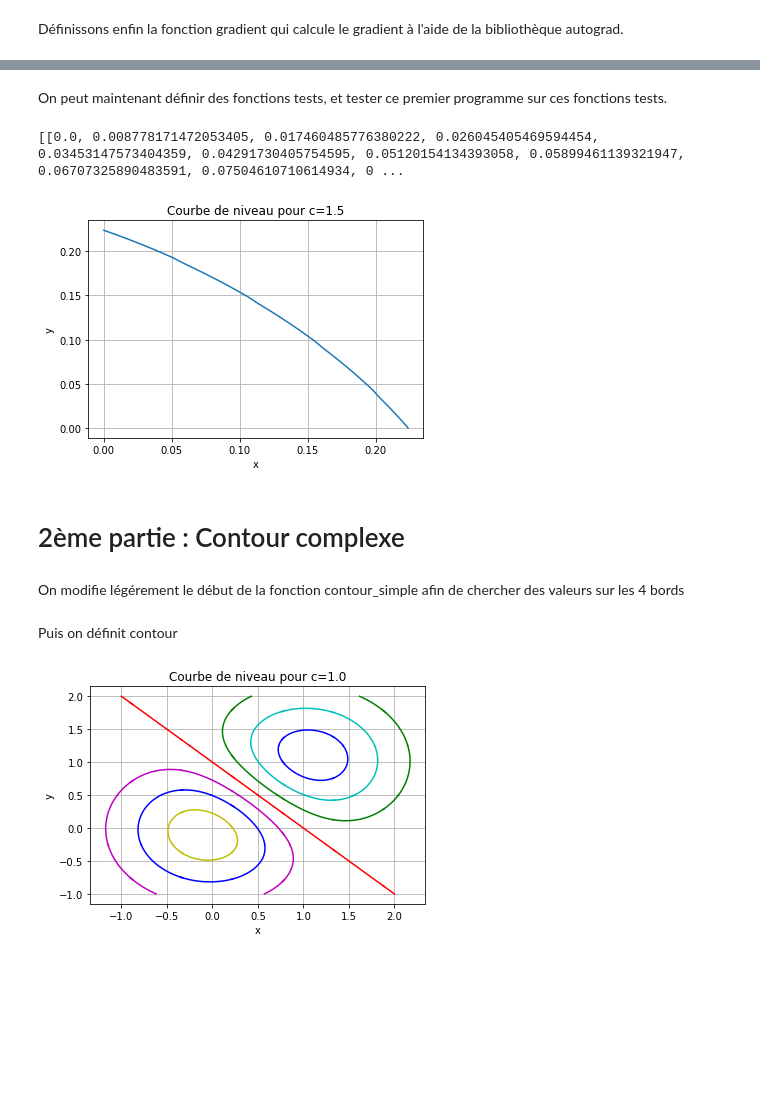
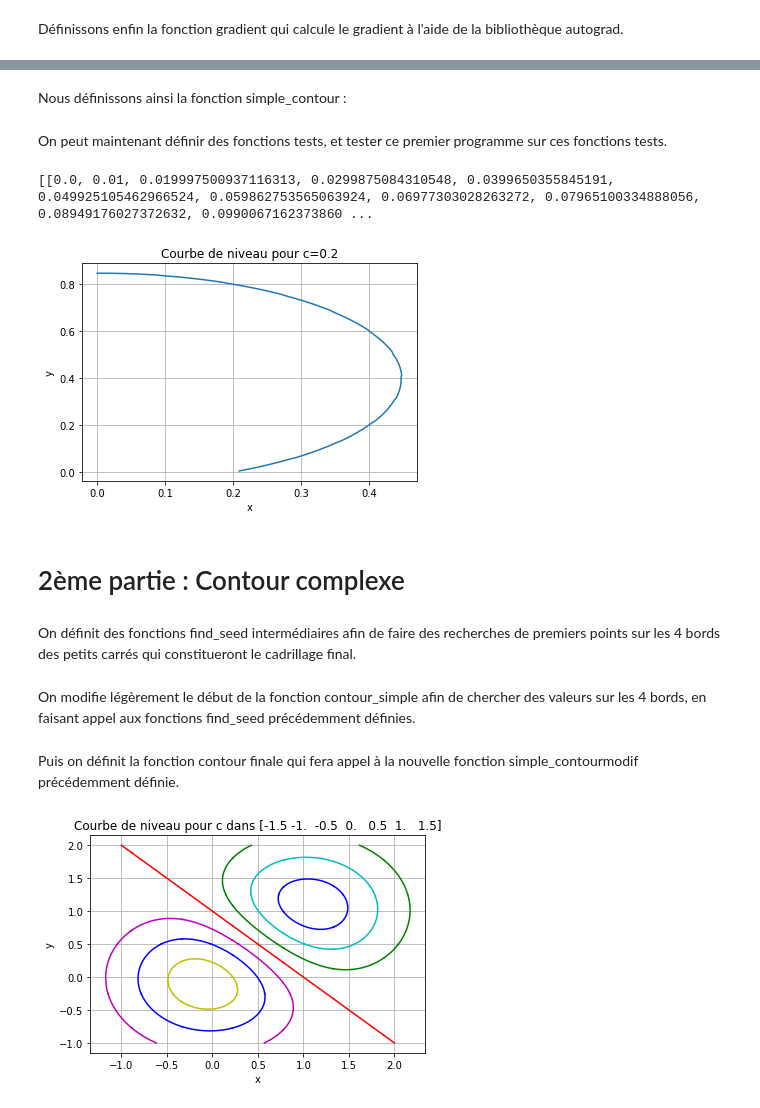
Before and after one commit to jujuhs/projetmathsinfo_Cattan_Horsin, a Jupyter notebook: Projetmi.ipynb, the cells around one changed output, grey strips where cells are left out. Saved outputs shown, nothing was run; the diff lists cells and outputs as text; code cells hidden in the pictures; blank space fills up the shorter version.

```diff
--- a/Projetmi.ipynb
+++ b/Projetmi.ipynb
@@ -66,6 +98,8 @@ Nous pouvons maintenant définir la fonction simple_contour qui blablabla faut e
+# %% [markdown]
+Nous définissons ainsi la fonction simple_contour :
 # %%
 def simple_contour(f,c=0.0,delta=0.01):
-    #on commence par initialiser le programme en calculant le deuxième point
+    #on commence par initialiser le programme en calculant les deux premiers points.
 
     X = [0.0]  #on définit un premier point sur l'arête gauche à l'aide de find_seed
     if find_seed(f,c,0.0) != None:
@@ -104,7 +138,7 @@ def simple_contour(f,c=0.0,delta=0.01):
     Y += [ nouveau_point[1]]
 
 
-    while X[-1] < 1 and Y[-1] < 1 and X[-1] > 0 and Y[-1] > 0:
+    while X[-1] <= 1 and Y[-1] <= 1 and X[-1] >= 0 and Y[-1] >= 0: #la condition d'arrêt est la sortie du carré [0,1]x[0,1]
         distance = []
         point_précédent = [X[-1],
                            Y[-1]
@@ -113,19 +147,19 @@ def simple_contour(f,c=0.0,delta=0.01):
         gradient = grad(f, point_précédent[0], point_précédent[1])
         tangente=[-gradient[1],gradient[0]]
         tangente_normalisée = normalisation(tangente,delta)
-        point1 = [point_précédent[0] + tangente_normalisée[0],
+        point1 = [point_précédent[0] + tangente_normalisée[0], #on détermine le premier point candidat.
                   point_précédent[1] + tangente_normalisée[1]
                  ]
 
-        point2 = [point_précédent[0] - tangente_normalisée[0],
+        point2 = [point_précédent[0] - tangente_normalisée[0], #on détermine le second point candidat.
                   point_précédent[1] - tangente_normalisée[1]]
         liste_point = [point1, point2]
 
         for i in liste_point:
             distance += [distanceeucl((X[-2], Y[-2]), i)]
 
-        e = distance.index(max(distance))
-        nouveau_point = np.array(liste_point[e])
+        e = distance.index(max(distance)) #on choisit le point le plus éloigné de l'avant-dernier point
+        nouveau_point = np.array(liste_point[e]) # il permet d'initialiser Newton.
         def F(x, y): #on définit le système à 2 équations
             return np.array([f(x,y) - c,(x - point_précédent[0])**2 + (y - point_précédent[1])**2 - delta**2])
 
@@ -133,14 +167,14 @@ def simple_contour(f,c=0.0,delta=0.01):
             j = autograd.jacobian
             return np.c_[j(F,0)(x, y),j(F,1)(x, y)]
 
-        A = F(nouveau_point[0], nouveau_point[1])   # Il s'agit du point intermédiaire permettant d'initialiser Newton.
+        A = F(nouveau_point[0], nouveau_point[1])   # on évalue F au point intermédiaire.
 
-        while distanceeucl(A,[0,0]) >= 2**(-10):
+        while distanceeucl(A,[0,0]) >= 2**(-10): # on cherche un zéro de F.
             A = F(nouveau_point[0],nouveau_point[1])
             nouveau_point = nouveau_point - np.linalg.inv(Jacob(F, nouveau_point[0], nouveau_point[1])).dot(np.array(A))
         X += [nouveau_point[0]]
         Y += [nouveau_point[1]]
-    X.pop()
+    X.pop() #on enlève le dernier point qui était situé hors du carré [0,1]x[0,1]
     Y.pop()
     return [X, Y]
 # %% [markdown]
@@ -152,8 +186,8 @@ def f(x,y):
 def h(x,y):
     return x**2 + (y-0.4)**2
 # %%
-c=1.5
-data=simple_contour(f,float(c))
+c=0.2
+data=simple_contour(h,float(c))
 print(data)
 plt.plot(data[0],data[1])
 plt.grid()
@@ -162,8 +196,10 @@ plt.xlabel("x")
 plt.ylabel("y")
 plt.show()
 # %% [output]
-[[0.0, 0.008778171472053405, 0.017460485776380222, 0.026045405469594454, 0.03453147573404359, 0.04291730405754595, 0.05120154134393058, 0.05899461139321947, 0.06707325890483591, 0.07504610710614934, 0 ...
+[[0.0, 0.01, 0.019997500937116313, 0.0299875084310548, 0.0399650355845191, 0.049925105462966524, 0.059862753565063924, 0.06977303028263272, 0.07965100334888056, 0.08949176027372632, 0.0990067162373860 ...
-[figure, old version]
+[figure, new version]
 # %% [markdown]
 # 2ème partie : Contour complexe
+# %% [markdown]
+On définit des fonctions find_seed intermédiaires afin de faire des recherches de premiers points sur les 4 bords des petits carrés qui constitueront le cadrillage final.
 # %%
@@ -195,27 +231,27 @@ def find_seedy(f, c=0.0, y=0.0, x1 = 0.0, x2 = 1.0, eps = 2**(-26)):
         t = (a+b)/2
     return t
 # %% [markdown]
-On modifie légérement le début de la fonction contour_simple afin de chercher des valeurs sur les 4 bords
+On modifie légèrement le début de la fonction contour_simple afin de chercher des valeurs sur les 4 bords, en faisant appel aux fonctions find_seed précédemment définies.
 # %%
 def simple_contourmodif(f,c=0.0,delta=0.01, x1 = 0.0, x2 = 1.0, y1 = 0.0, y2 = 1.0):
     coté_X = [x1, x2]
     coté_Y = [y1, y2]
     test_coté = False
-    for i in coté_X:
+    for i in coté_X: #on réalise une recherche de premier point sur les droite d'équation x=x1 et x=x2
         a = find_seedx(f, c, i, y1, y2)
         if a != None:
             X = [i]
             Y = [a]
             test_coté = True
 
-    for i in coté_Y:
+    for i in coté_Y: #on réalise une recherche de premier point sur les droites d'équation y=y1 et y=y2
         a = find_seedy(f, c, i, x1, x2)
         if a != None:
             Y = [i]
             X = [a]
             test_coté = True
 
-    if test_coté == False:
+    if test_coté == False: #si aucun point n'a été trouvé sur les bords, on retourne des listes vides.
         return [[],[]]
 
 
@@ -250,7 +286,7 @@ def simple_contourmodif(f,c=0.0,delta=0.01, x1 = 0.0, x2 = 1.0, y1 = 0.0, y2 = 1
     Y += [ nouveau_point[1]]
 
 
-    while X[-1] < x2 + delta and Y[-1] < y2 + delta and X[-1] > x1 - delta and Y[-1] > y1 - delta:
+    while X[-1] <= x2 and Y[-1] <= y2  and X[-1] >= x1 and Y[-1] >= y1 :
         distance = []
         point_précédent = [X[-1],
                            Y[-1]
@@ -272,6 +308,7 @@ def simple_contourmodif(f,c=0.0,delta=0.01, x1 = 0.0, x2 = 1.0, y1 = 0.0, y2 = 1
 
         e = distance.index(max(distance))
         nouveau_point = np.array(liste_point[e])
+
         def F(x, y): #on définit le système à 2 équations
             return np.array([f(x,y) - c,(x - point_précédent[0])**2 + (y - point_précédent[1])**2 - delta**2])
 
@@ -279,7 +316,7 @@ def simple_contourmodif(f,c=0.0,delta=0.01, x1 = 0.0, x2 = 1.0, y1 = 0.0, y2 = 1
             j = autograd.jacobian
             return np.c_[j(F,0)(x, y),j(F,1)(x, y)]
 
-        A = F(nouveau_point[0], nouveau_point[1])   # Il s'agit du point intermédiaire permettant d'initialiser Newton.
+        A = F(nouveau_point[0], nouveau_point[1])
 
         while distanceeucl(A,[0,0]) >= 2**(-10):
             A = F(nouveau_point[0],nouveau_point[1])
@@ -287,6 +324,6 @@ def simple_contourmodif(f,c=0.0,delta=0.01, x1 = 0.0, x2 = 1.0, y1 = 0.0, y2 = 1
         X += [nouveau_point[0]]
         Y += [nouveau_point[1]]
     return [X, Y]
-# %% [markdown]
-Puis on définit contour
+# %% [markdown]
+Puis on définit la fonction contour finale qui fera appel à la nouvelle fonction simple_contourmodif précédemment définie.
 # %%
@@ -304,19 +341,19 @@ def contour(f,c, xc = [0.0,1.0], yc = [0.0,1.0], delta = 0.01):
             Y_tot.append(R[1])
     return [X_tot, Y_tot]
 # %%
-c = 1
-xc = np.linspace(-2,3,10)
+
+xc = np.linspace(-2,3,10) #on définit le quadrillage relatif à la fonction exemple f
 yc = np.linspace(-1,2,5)
-valeur = np.arange(-1.5, 2, 0.5)
+valeur = np.arange(-1.5, 2, 0.5) #on définit les différentes valeur de c.
 v = ["b","c","g","r","m","b","y"]
 for i in range(len(valeur)):
     data = contour(f,float(valeur[i]), xc, yc)
     for x,y in zip(data[0],data[1]):
         plt.plot(x, y, color = v[i])
 plt.grid()
-plt.title(f"Courbe de niveau pour c={float(c)}")
+plt.title(f"Courbe de niveau pour c dans {valeur}")
 plt.xlabel("x")
 plt.ylabel("y")
 plt.show()
 # %% [output]
-[figure, old version]
+[figure, new version]
```
Also changed, not shown: parts of 10 cells of this notebook, 1 other file.
